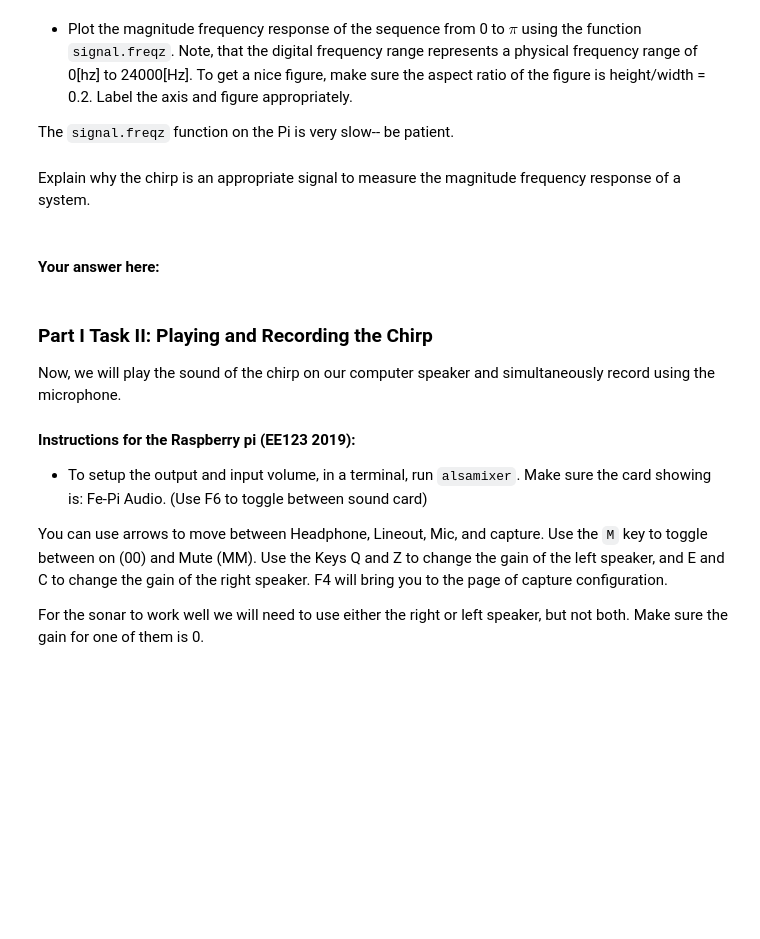
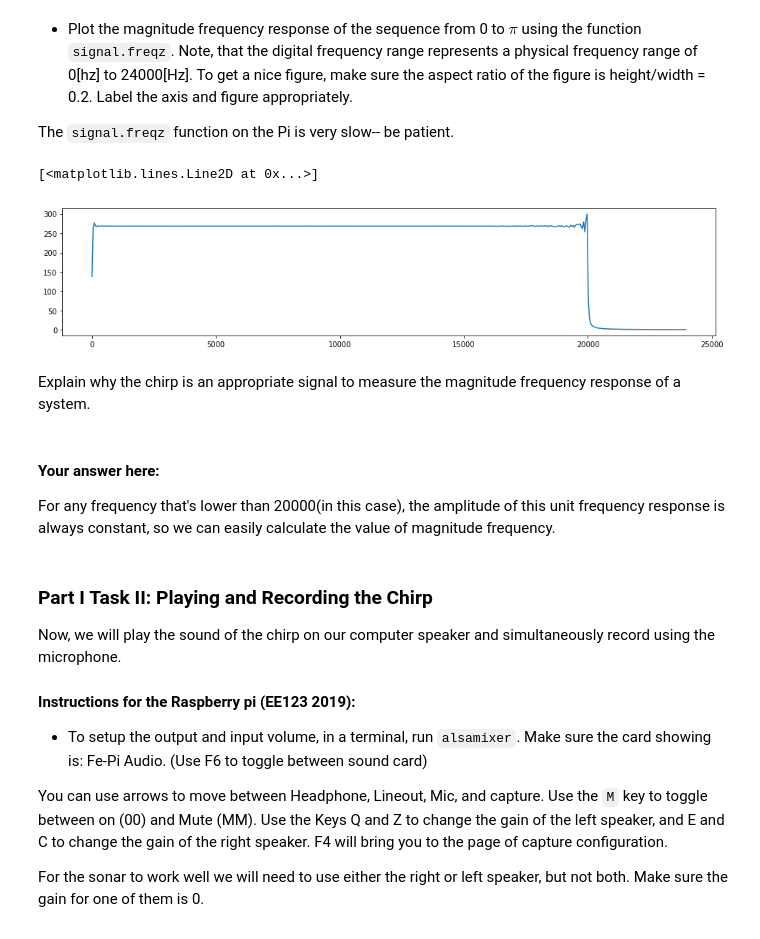
Before and after one commit to HendrickZhou/sp19-EE123-labs, a Jupyter notebook: lab1-TimeDomain-Sonar.ipynb, the cells around one changed output. Cells and saved outputs as stored; diff of their text form; code cells hidden in the pictures; blank space fills up the shorter version.

```diff
--- a/lab1-TimeDomain-Sonar.ipynb
+++ b/lab1-TimeDomain-Sonar.ipynb
@@ -101,18 +96,22 @@ Text(0.5, 1.0, 'chirp')
 * Plot the magnitude frequency response of the sequence from 0 to $\pi$ using the function `signal.freqz`. Note, that the digital frequency range represents a physical frequency range of 0[hz] to 24000[Hz]. To get a nice figure, make sure the aspect ratio of the figure is height/width = 0.2. Label the axis and figure appropriately.
 
 The `signal.freqz` function on the Pi is very slow-- be patient.
+# %%
+# # generate frequency response of chirp
+w, h = signal.freqz(s_chirp);
 # %%
-# # generate frequency response of chirp
-
 # generate frequency index
-
-
 width, height = plt.figaspect(0.2)
 fig = plt.figure(figsize=(width,height))
+plot(24000*w/np.pi, abs(h))
+# %% [output]
+[<matplotlib.lines.Line2D at 0x...>]
+[figure, added]
 # %% [markdown]
 Explain why the chirp is an appropriate signal to measure the magnitude frequency response of a system.
-# %% [markdown]
-#### Your answer here:
+# %% [markdown]
+#### Your answer here:
+ For any frequency that's lower than 20000(in this case), the amplitude of this unit frequency response is always constant, so we can easily calculate the value of magnitude frequency.
 # %% [markdown]
 ### Part I Task II: Playing and Recording the Chirp
 Now, we will play the sound of the chirp on our computer speaker and simultaneously record using the microphone.
```
Also changed, not shown: parts of 52 cells of this notebook, 1 other file.
